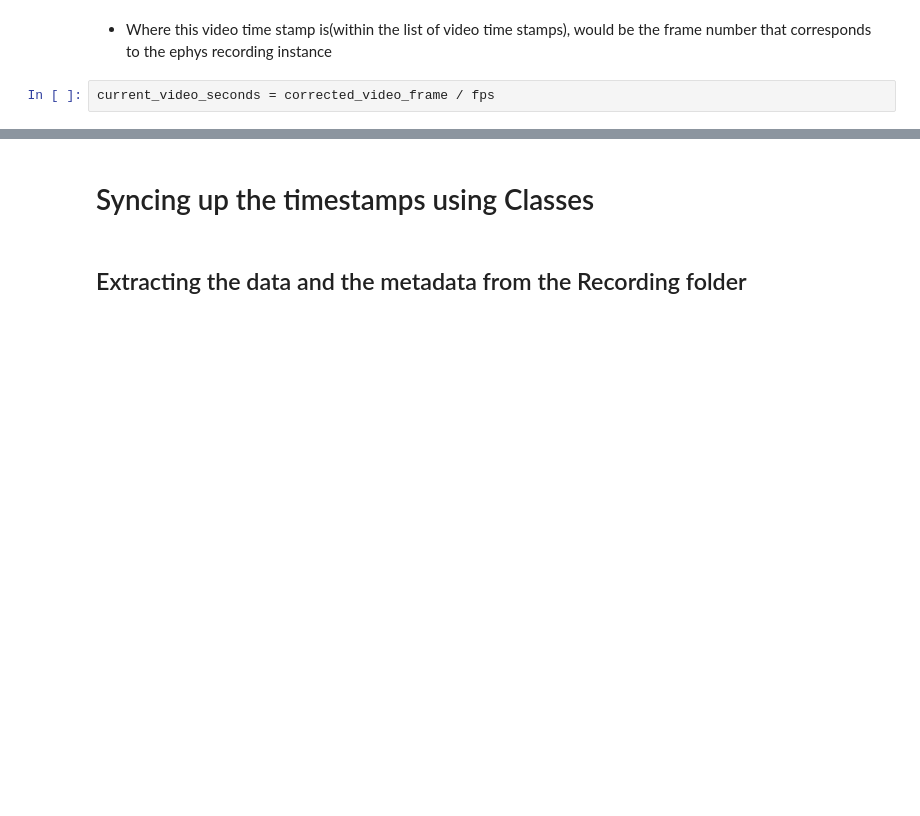
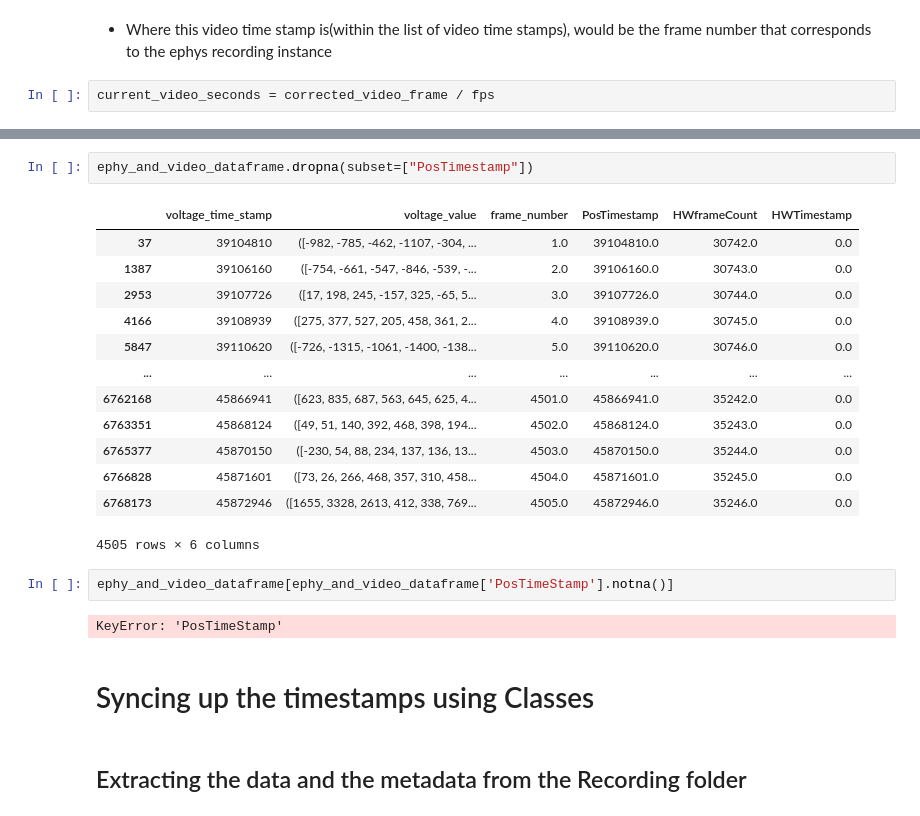
Before and after one commit to padillacoreanolab/spike_gadgets_repo, a Jupyter notebook: results/2022_09_13_timestamp_syncing/time_stamp_syncing.ipynb, the cells around one changed output, grey strips where cells are left out. Drawn from its saved outputs; the diff is of its cells as text; blank space fills up the shorter version.

```diff
--- a/results/2022_09_13_timestamp_syncing/time_stamp_syncing.ipynb
+++ b/results/2022_09_13_timestamp_syncing/time_stamp_syncing.ipynb
@@ -538,3 +784,23 @@ print("MED-PC signal is at {}:{}".format(int(current_video_seconds // 60), int(c
+# %%
+ephy_and_video_dataframe.dropna(subset=["PosTimestamp"])
+# %% [output]
+|  | voltage_time_stamp | voltage_value | frame_number | PosTimestamp | HWframeCount | HWTimestamp |
+| 37 | 39104810 | ([-982, -785, -462, -1107, -304, ... | 1.0 | 39104810.0 | 30742.0 | 0.0 |
+| 1387 | 39106160 | ([-754, -661, -547, -846, -539, -... | 2.0 | 39106160.0 | 30743.0 | 0.0 |
+| 2953 | 39107726 | ([17, 198, 245, -157, 325, -65, 5... | 3.0 | 39107726.0 | 30744.0 | 0.0 |
+| 4166 | 39108939 | ([275, 377, 527, 205, 458, 361, 2... | 4.0 | 39108939.0 | 30745.0 | 0.0 |
+| 5847 | 39110620 | ([-726, -1315, -1061, -1400, -138... | 5.0 | 39110620.0 | 30746.0 | 0.0 |
+| ... | ... | ... | ... | ... | ... | ... |
+| 6762168 | 45866941 | ([623, 835, 687, 563, 645, 625, 4... | 4501.0 | 45866941.0 | 35242.0 | 0.0 |
+| 6763351 | 45868124 | ([49, 51, 140, 392, 468, 398, 194... | 4502.0 | 45868124.0 | 35243.0 | 0.0 |
+| 6765377 | 45870150 | ([-230, 54, 88, 234, 137, 136, 13... | 4503.0 | 45870150.0 | 35244.0 | 0.0 |
+| 6766828 | 45871601 | ([73, 26, 266, 468, 357, 310, 458... | 4504.0 | 45871601.0 | 35245.0 | 0.0 |
+| 6768173 | 45872946 | ([1655, 3328, 2613, 412, 338, 769... | 4505.0 | 45872946.0 | 35246.0 | 0.0 |
+4505 rows × 6 columns
+# %%
+ephy_and_video_dataframe[ephy_and_video_dataframe['PosTimeStamp'].notna()]
+# %% [output]
+KeyError: 'PosTimeStamp'
 # %% [markdown]
 # Syncing up the timestamps using Classes
 # %% [markdown]
```
Also changed, not shown: parts of 107 cells of this notebook.
